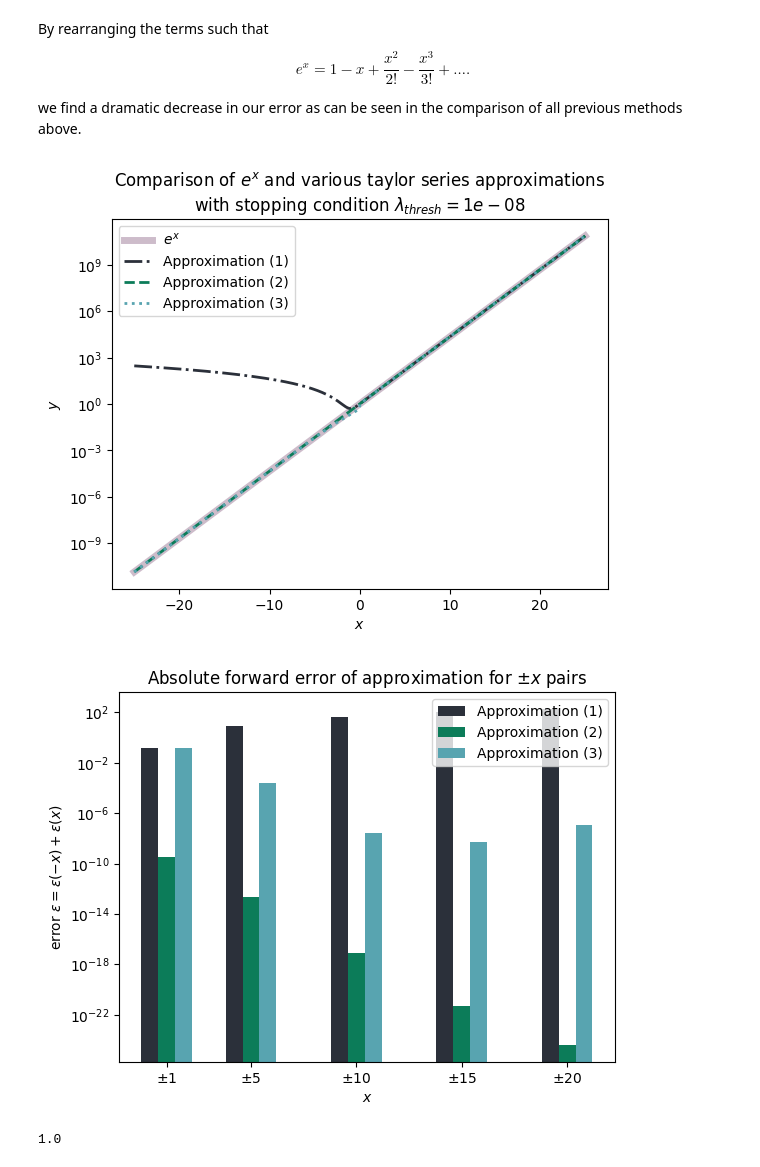
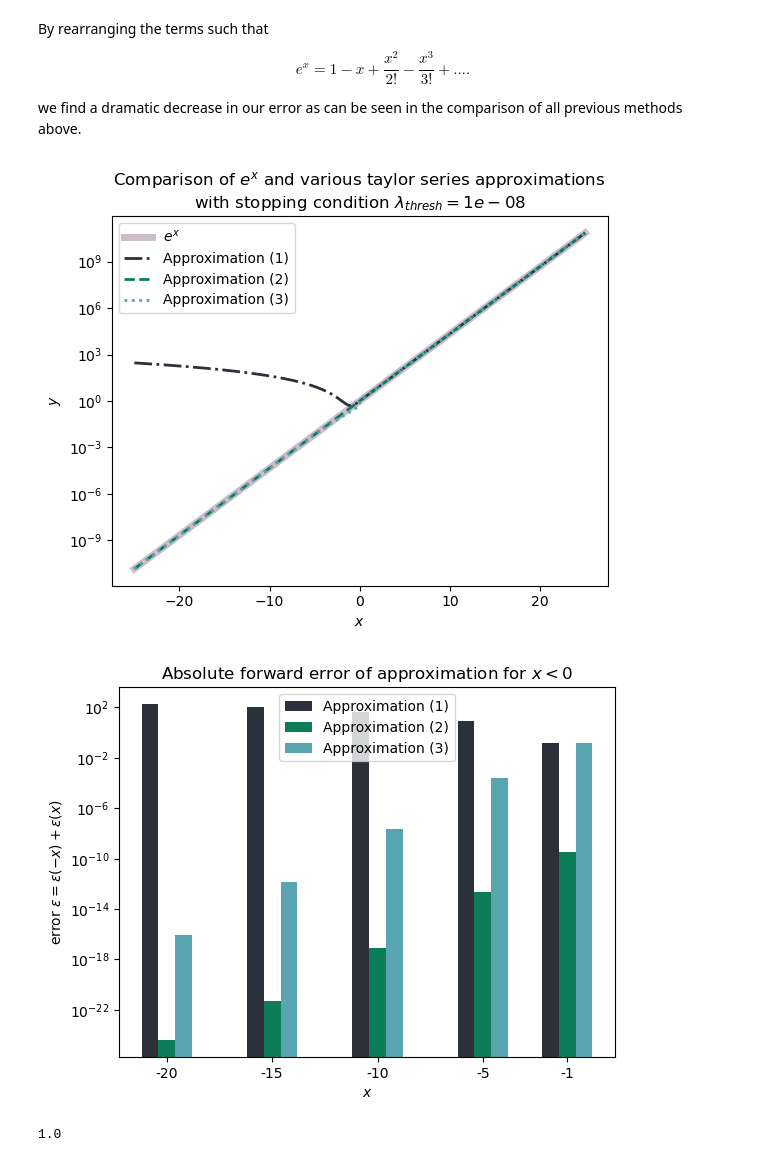
Before and after one commit to jonas4climate/na-assignment1, a Jupyter notebook: hw1_2023.ipynb, the cells around one changed output. Saved outputs shown, nothing was run; the diff lists cells and outputs as text; code cells hidden in the pictures.

```diff
--- a/hw1_2023.ipynb
+++ b/hw1_2023.ipynb
@@ -162,6 +162,7 @@ y, y_hat_1 = np.exp(xs), v_taylor_series_v1(xs)
 true_pos, true_neg = np.exp(x_values), np.exp(-x_values)
 chosen_y_hat_1_pos, chosen_y_hat_1_neg = v_taylor_series_v1(x_values), v_taylor_series_v1(-x_values)
 errors_1 = np.abs(chosen_y_hat_1_pos-true_pos) + np.abs(chosen_y_hat_1_neg-true_neg)
+errors_1_neg = np.abs(chosen_y_hat_1_neg-true_neg)
 
 
 plt.semilogy(xs, y, linewidth=5, color=COLORS[3], alpha=0.5)
@@ -209,7 +210,8 @@ def taylor_series_v2(x):
 
 v_taylor_series_v2 = np.vectorize(taylor_series_v2)
 chosen_y_hat_2_pos, chosen_y_hat_2_neg = v_taylor_series_v2(x_values), v_taylor_series_v2(-x_values)
-errors_2 = np.abs(chosen_y_hat_2_neg-true_neg)
+errors_2 = np.abs(chosen_y_hat_2_pos-true_pos) + np.abs(chosen_y_hat_2_neg-true_neg)
+errors_2_neg = np.abs(chosen_y_hat_2_neg-true_neg)
 y_hat_2 = v_taylor_series_v2(xs)
 
 plt.semilogy(xs, y, linewidth=5, color=COLORS[3], alpha=0.5)
@@ -264,40 +266,41 @@ def taylor_series_v3(x):
         total += total + pos - neg
         return 1/total
     else:
         return taylor_series_v1(x)
 
 v_taylor_series_v3 = np.vectorize(taylor_series_v3)
 y_hat_3 = v_taylor_series_v3(xs)
 selected_y_hat_3_pos, selected_y_hat_3_neg = v_taylor_series_v3(x_values), v_taylor_series_v3(-x_values)
 errors_3 = np.abs(selected_y_hat_3_pos-true_pos) + np.abs(selected_y_hat_3_neg-true_neg)
+errors_3_neg = np.abs(selected_y_hat_3_neg-true_neg)
 
 plt.semilogy(xs, y, linewidth=5, color=COLORS[3], alpha=0.5)
 plt.semilogy(xs, y_hat_1, linewidth=2.0, color=COLORS[0], linestyle='-.')
 plt.semilogy(xs, y_hat_2, linewidth=2.0, color=COLORS[1], linestyle='--')
 plt.semilogy(xs, y_hat_3, linewidth=2.0, color=COLORS[2], linestyle=':')
 plt.xlabel('$x$')
 plt.ylabel('$y$')
 plt.legend(['$e^x$', 'Approximation (1)', 'Approximation (2)', 'Approximation (3)'])
 plt.title('Comparison of $e^x$ and various taylor series approximations\n' +
           f'with stopping condition $\\lambda_{{thresh}}={lambda_thresh}$')
 plt.savefig(f'{SAVE_DIR}/comparison_e_approx_1_2_3.png', dpi=300)
 plt.show()
 
 
-bar1 = plt.bar(x_values-0.8, errors_1, color=COLORS[0], width=0.8)
-bar2 = plt.bar(x_values, errors_2, color=COLORS[1], width=0.8)
-bar2 = plt.bar(x_values+0.8, errors_3, color=COLORS[2], width=0.8)
-plt.xticks(x_values, ['$\\pm$' + str(x_value) for x_value in x_values])
+bar1 = plt.bar(-x_values-0.8, errors_1_neg, color=COLORS[0], width=0.8)
+bar2 = plt.bar(-x_values, errors_2_neg, color=COLORS[1], width=0.8)
+bar2 = plt.bar(-x_values+0.8, errors_3_neg, color=COLORS[2], width=0.8)
+plt.xticks(-x_values, -x_values)
 plt.xlabel('$x$')
 plt.ylabel('error $\\epsilon = \\epsilon(-x) + \\epsilon(x)$')
 plt.yscale('log')
 plt.legend(['Approximation (1)', 'Approximation (2)', 'Approximation (3)'])
-plt.title('Absolute forward error of approximation for $\\pm x$ pairs')
+plt.title('Absolute forward error of approximation for $x < 0$')
 plt.savefig(f'{SAVE_DIR}/comparison_e_approx_1_2_3_error.png', dpi=300)
 plt.show()
 # %% [output]
-[figure, old version]
+[figure, new version]
-[figure, old version]
+[figure, new version]
 # %%
 print(taylor_series_v1(-2))
 # %% [output]
```
Also changed, not shown: parts of 6 cells of this notebook.
